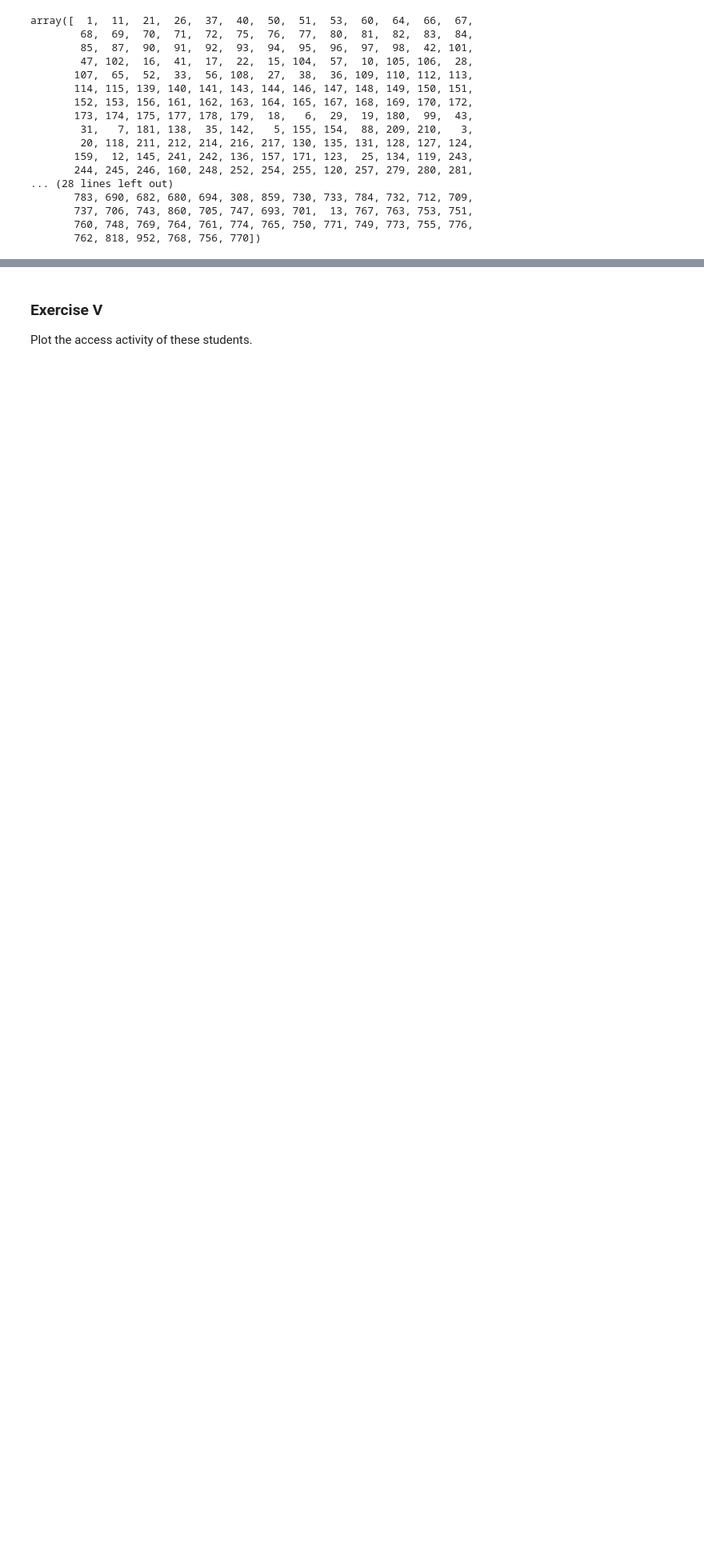
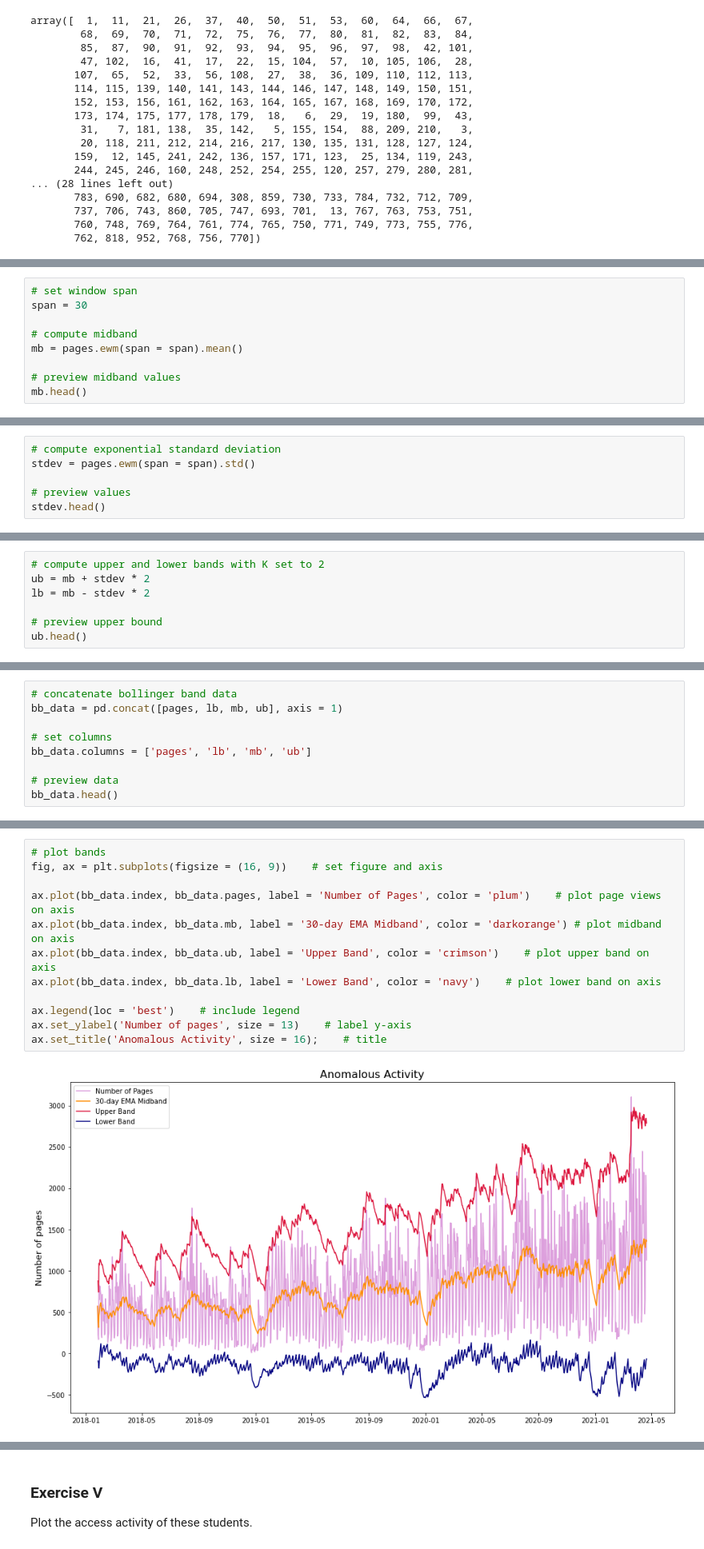
Before and after one commit to masonsherbondy/anomaly-detection-exercises, a Jupyter notebook: time_series_anomaly_detection.ipynb, the cells around one changed output, grey strips where cells are left out. Shown at 80% size. Cells and saved outputs as stored; diff of their text form; blank space fills up the shorter version.

```diff
--- a/time_series_anomaly_detection.ipynb
+++ b/time_series_anomaly_detection.ipynb
@@ -293,0 +349,9 @@ Identify students who present anomalous activity using the Bollinger Band method
+# %%
+# set window span
+span = 30
+
+# compute midband
+mb = pages.ewm(span = span).mean()
+
+# preview midband values
+mb.head()
@@ -293,0 +366,6 @@ Identify students who present anomalous activity using the Bollinger Band method
+# %%
+# compute exponential standard deviation
+stdev = pages.ewm(span = span).std()
+
+# preview values
+stdev.head()
@@ -293,0 +380,7 @@ Identify students who present anomalous activity using the Bollinger Band method
+# %%
+# compute upper and lower bands with K set to 2
+ub = mb + stdev * 2
+lb = mb - stdev * 2
+
+# preview upper bound
+ub.head()
@@ -293,0 +406,9 @@ Identify students who present anomalous activity using the Bollinger Band method
+# %%
+# concatenate bollinger band data
+bb_data = pd.concat([pages, lb, mb, ub], axis = 1)
+
+# set columns
+bb_data.columns = ['pages', 'lb', 'mb', 'ub']
+
+# preview data
+bb_data.head()
@@ -293,0 +425,14 @@ Identify students who present anomalous activity using the Bollinger Band method
+# %%
+# plot bands
+fig, ax = plt.subplots(figsize = (16, 9))    # set figure and axis
+
+ax.plot(bb_data.index, bb_data.pages, label = 'Number of Pages', color = 'plum')    # plot page views on axis
+ax.plot(bb_data.index, bb_data.mb, label = '30-day EMA Midband', color = 'darkorange') # plot midband on axis
+ax.plot(bb_data.index, bb_data.ub, label = 'Upper Band', color = 'crimson')    # plot upper band on axis
+ax.plot(bb_data.index, bb_data.lb, label = 'Lower Band', color = 'navy')    # plot lower band on axis
+
+ax.legend(loc = 'best')    # include legend
+ax.set_ylabel('Number of pages', size = 13)    # label y-axis
+ax.set_title('Anomalous Activity', size = 16);    # title
+# %% [output]
+[figure, added]
```
Also changed, not shown: parts of 31 cells of this notebook.
